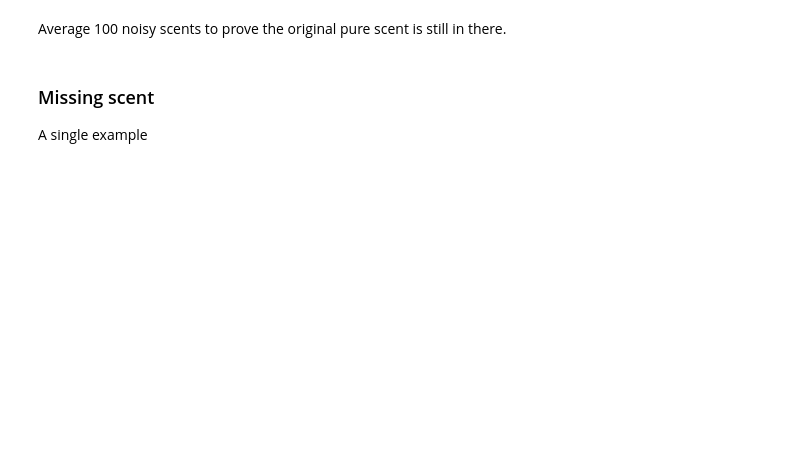
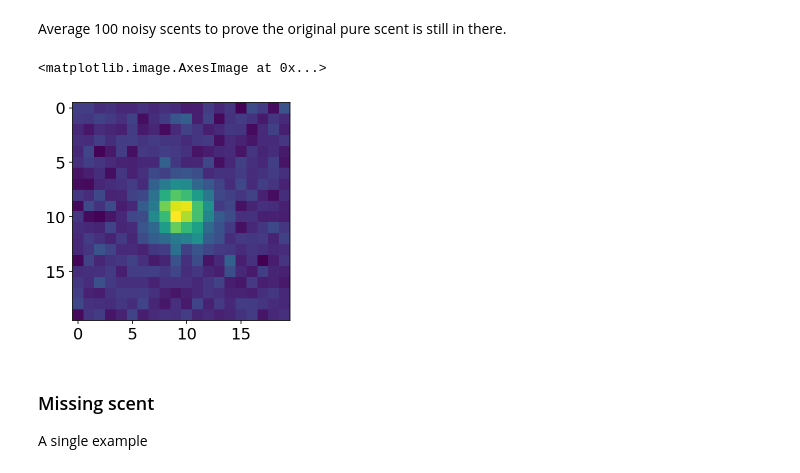
Before and after one commit to parenthetical-e/explorations-book, a Jupyter notebook: book/oh-info.ipynb, the cells around one changed output. Saved outputs shown, nothing was run; the diff lists cells and outputs as text; code cells hidden in the pictures; blank space fills up the shorter version.

```diff
--- a/book/oh-info.ipynb
+++ b/book/oh-info.ipynb
@@ -149,18 +163,21 @@ plt.imshow(scent, interpolation=None)
 Average 100 noisy scents to prove the original pure scent is still in there.
 # %%
 amplitude = 1
-noise_sigma = 0.5
+noise_sigma = 1.0
 num_samples = 100
 
 scents = []
 for _ in range(num_samples):
     coord, scent = create_grid_scent_patches(target_boundary, p=1.0, amplitude=1, sigma=2)
     scent = add_noise(scent, noise_sigma)
     scents.append(deepcopy(scent))
 
 scent = np.sum(scents, axis=0)
 
 plt.imshow(scent, interpolation=None)
+# %% [output]
+<matplotlib.image.AxesImage at 0x...>
+[figure, added]
 # %% [markdown]
 ### Missing scent
 A single example
```
Also changed, not shown: parts of 17 cells of this notebook.
